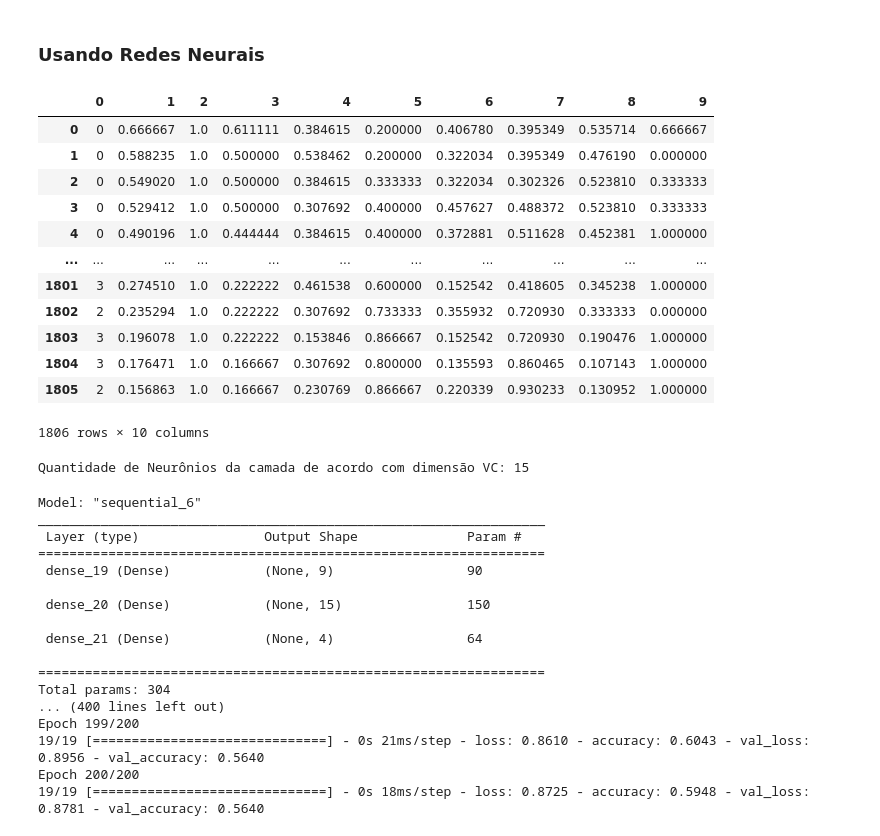
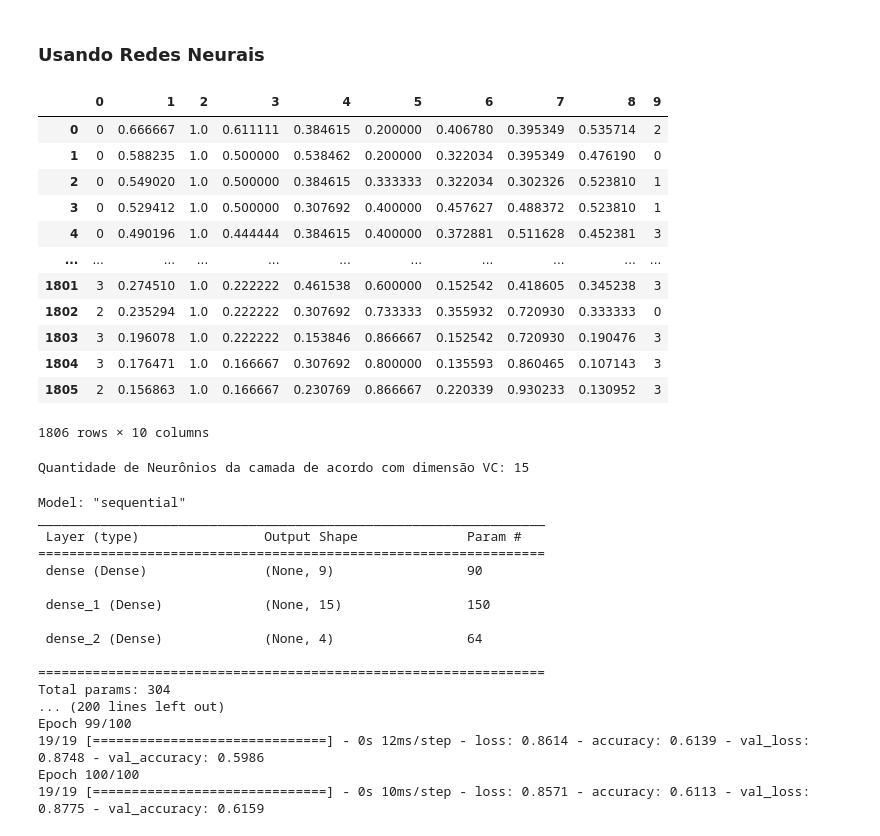
Before and after one commit to JoseAugusto011/MachineLearning, a Jupyter notebook: comparar.ipynb, the cells around one changed output. Saved outputs shown, nothing was run; the diff lists cells and outputs as text; code cells hidden in the pictures.

```diff
--- a/comparar.ipynb
+++ b/comparar.ipynb
@@ -136,3 +136,9 @@ treino.describe()
 | max | 3.00000 | 55.000000 | 19.000000 | 18.000000 | 13.000000 | 15.000000 | 67.000000 | 47.000000 | 50.0000 | 3.000000 |
 # %% [markdown]
 ### Usando Arvore de decisão
+# %%
+data_normalizado = treino.copy()
+for column in data_normalizado.columns[1:-1]:
+    data_normalizado[column] = (data_normalizado[column] - data_normalizado[column].min()) / (data_normalizado[column].max() - data_normalizado[column].min())
+
+display(data_normalizado)
@@ -139,3 +159,5 @@ treino.describe()
+# %%
+treino = data_normalizado
 # %%
 # Dividir os dados em treino e teste
 
@@ -233,23 +254,23 @@ weighted avg       0.46      0.59      0.51       362
 ### Usando Redes Neurais
 # %%
 data_normalizado = treino.copy()
-for column in data_normalizado.columns[1:]:
+for column in data_normalizado.columns[1:-1]:
     data_normalizado[column] = (data_normalizado[column] - data_normalizado[column].min()) / (data_normalizado[column].max() - data_normalizado[column].min())
 
 display(data_normalizado)
 # %% [output]
 |  | 0 | 1 | 2 | 3 | 4 | 5 | 6 | 7 | 8 | 9 |
-| 0 | 0 | 0.666667 | 1.0 | 0.611111 | 0.384615 | 0.200000 | 0.406780 | 0.395349 | 0.535714 | 0.666667 |
-| 1 | 0 | 0.588235 | 1.0 | 0.500000 | 0.538462 | 0.200000 | 0.322034 | 0.395349 | 0.476190 | 0.000000 |
-| 2 | 0 | 0.549020 | 1.0 | 0.500000 | 0.384615 | 0.333333 | 0.322034 | 0.302326 | 0.523810 | 0.333333 |
-| 3 | 0 | 0.529412 | 1.0 | 0.500000 | 0.307692 | 0.400000 | 0.457627 | 0.488372 | 0.523810 | 0.333333 |
-| 4 | 0 | 0.490196 | 1.0 | 0.444444 | 0.384615 | 0.400000 | 0.372881 | 0.511628 | 0.452381 | 1.000000 |
+| 0 | 0 | 0.666667 | 1.0 | 0.611111 | 0.384615 | 0.200000 | 0.406780 | 0.395349 | 0.535714 | 2 |
+| 1 | 0 | 0.588235 | 1.0 | 0.500000 | 0.538462 | 0.200000 | 0.322034 | 0.395349 | 0.476190 | 0 |
+| 2 | 0 | 0.549020 | 1.0 | 0.500000 | 0.384615 | 0.333333 | 0.322034 | 0.302326 | 0.523810 | 1 |
+| 3 | 0 | 0.529412 | 1.0 | 0.500000 | 0.307692 | 0.400000 | 0.457627 | 0.488372 | 0.523810 | 1 |
+| 4 | 0 | 0.490196 | 1.0 | 0.444444 | 0.384615 | 0.400000 | 0.372881 | 0.511628 | 0.452381 | 3 |
 | ... | ... | ... | ... | ... | ... | ... | ... | ... | ... | ... |
-| 1801 | 3 | 0.274510 | 1.0 | 0.222222 | 0.461538 | 0.600000 | 0.152542 | 0.418605 | 0.345238 | 1.000000 |
-| 1802 | 2 | 0.235294 | 1.0 | 0.222222 | 0.307692 | 0.733333 | 0.355932 | 0.720930 | 0.333333 | 0.000000 |
-| 1803 | 3 | 0.196078 | 1.0 | 0.222222 | 0.153846 | 0.866667 | 0.152542 | 0.720930 | 0.190476 | 1.000000 |
-| 1804 | 3 | 0.176471 | 1.0 | 0.166667 | 0.307692 | 0.800000 | 0.135593 | 0.860465 | 0.107143 | 1.000000 |
-| 1805 | 2 | 0.156863 | 1.0 | 0.166667 | 0.230769 | 0.866667 | 0.220339 | 0.930233 | 0.130952 | 1.000000 |
+| 1801 | 3 | 0.274510 | 1.0 | 0.222222 | 0.461538 | 0.600000 | 0.152542 | 0.418605 | 0.345238 | 3 |
+| 1802 | 2 | 0.235294 | 1.0 | 0.222222 | 0.307692 | 0.733333 | 0.355932 | 0.720930 | 0.333333 | 0 |
+| 1803 | 3 | 0.196078 | 1.0 | 0.222222 | 0.153846 | 0.866667 | 0.152542 | 0.720930 | 0.190476 | 3 |
+| 1804 | 3 | 0.176471 | 1.0 | 0.166667 | 0.307692 | 0.800000 | 0.135593 | 0.860465 | 0.107143 | 3 |
+| 1805 | 2 | 0.156863 | 1.0 | 0.166667 | 0.230769 | 0.866667 | 0.220339 | 0.930233 | 0.130952 | 3 |
 1806 rows × 10 columns
 # %%
 X = data_normalizado.drop('0', axis=1)
@@ -277,24 +298,24 @@ print(f"Quantidade de Neurônios da camada de acordo com dimensão VC: {num_neur
 Quantidade de Neurônios da camada de acordo com dimensão VC: 15
 # %%
 # Inicializar o modelo
-model = Sequential()
+model_skf = Sequential()
 
 # Adicionar a camada de entrada com o número de neurônios igual ao número de features
-model.add(Dense(9, input_dim=X_train.shape[1], activation='relu'))
+model_skf.add(Dense(9, input_dim=X_train.shape[1], activation='relu'))
 
 
 # Adicionar a camada oculta com o número de neurônios calculado
-model.add(Dense(num_neurons, activation='relu'))
+model_skf.add(Dense(num_neurons, activation='relu'))
 
 
 # Adicionar a camada de saída
-model.add(Dense(4, activation='softmax'))
+model_skf.add(Dense(4, activation='softmax'))
 
 # Compilar o modelo
-model.compile(loss='categorical_crossentropy', optimizer='adam', metrics=['accuracy'])
+model_skf.compile(loss='categorical_crossentropy', optimizer='adam', metrics=['accuracy'])
 
 # Resumo do modelo
-print(model.summary())
+print(model_skf.summary())
 
 # Configurar parada antecipada (early stopping)
 # es = EarlyStopping(monitor='val_loss', mode='min', verbose=1, patience=20)
@@ -304,22 +325,22 @@ y_train_one_hot = to_categorical(y_train)
 y_val_one_hot = to_categorical(y_val)
 
 # Agora, você pode treinar o modelo usando os rótulos one-hot encoded
-history = model.fit(X_train, y_train_one_hot, validation_data=(X_val, y_val_one_hot), epochs=200, batch_size=64)
+history = model_skf.fit(X_train, y_train_one_hot, validation_data=(X_val, y_val_one_hot), epochs=100, batch_size=64)
 # %% [output]
-Model: "sequential_6"
+Model: "sequential"
 _________________________________________________________________
  Layer (type)                Output Shape              Param #
 =================================================================
- dense_19 (Dense)            (None, 9)                 90
+ dense (Dense)               (None, 9)                 90
 
- dense_20 (Dense)            (None, 15)                150
+ dense_1 (Dense)             (None, 15)                150
 
- dense_21 (Dense)            (None, 4)                 64
+ dense_2 (Dense)             (None, 4)                 64
 
 =================================================================
 Total params: 304
-... (400 lines left out)
-Epoch 199/200
-19/19 [==============================] - 0s 21ms/step - loss: 0.8610 - accuracy: 0.6043 - val_loss: 0.8956 - val_accuracy: 0.5640
-Epoch 200/200
-19/19 [==============================] - 0s 18ms/step - loss: 0.8725 - accuracy: 0.5948 - val_loss: 0.8781 - val_accuracy: 0.5640
+... (200 lines left out)
+Epoch 99/100
+19/19 [==============================] - 0s 12ms/step - loss: 0.8614 - accuracy: 0.6139 - val_loss: 0.8748 - val_accuracy: 0.5986
+Epoch 100/100
+19/19 [==============================] - 0s 10ms/step - loss: 0.8571 - accuracy: 0.6113 - val_loss: 0.8775 - val_accuracy: 0.6159
```
Also changed, not shown: parts of 19 cells of this notebook.
